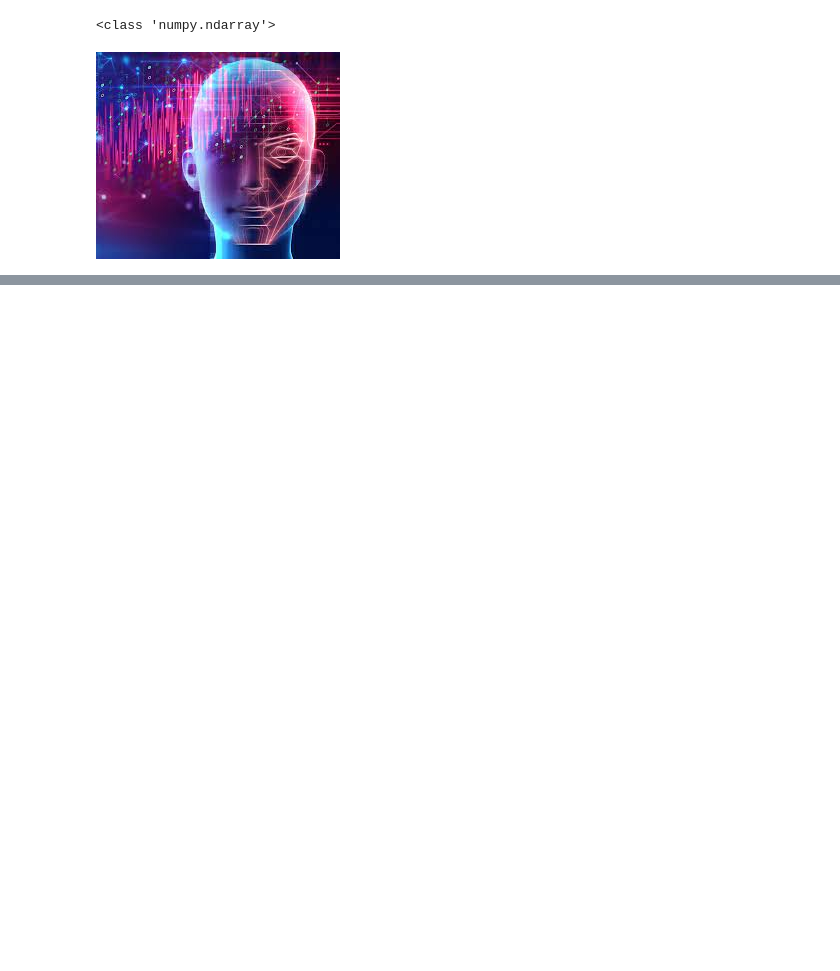
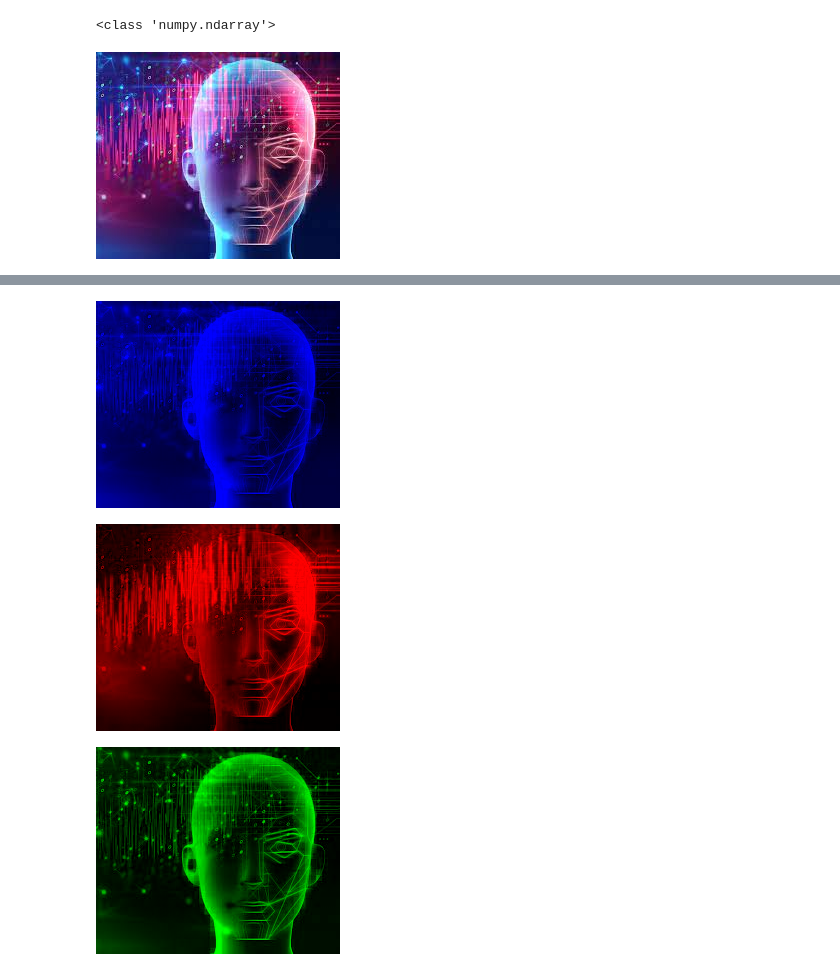
Before and after one commit to VenkatakrishnaHR/Image-Processing-Lab, a Jupyter notebook: showImage.ipynb, the cells around one changed output, grey strips where cells are left out. Cells and saved outputs as stored; diff of their text form; code cells hidden in the pictures; blank space fills up the shorter version.

```diff
--- a/showImage.ipynb
+++ b/showImage.ipynb
@@ -28,0 +58,19 @@ cv2.destroyAllWindows()
+# %%
+blueImg = img.copy()
+blueImg[:,:,1] = 0
+blueImg[:,:,2] = 0
+cv2_imshow( blueImg )
+
+redImg = img.copy()
+redImg[:,:,0] = 0
+redImg[:,:,1] = 0
+cv2_imshow( redImg )
+
+greenImg = img.copy()
+greenImg[:,:,0] = 0
+greenImg[:,:,2] = 0
+cv2_imshow( greenImg )
+# %% [output]
+[figure, added]
+[figure, added]
+[figure, added]
```
Also changed, not shown: parts of 12 cells of this notebook.
